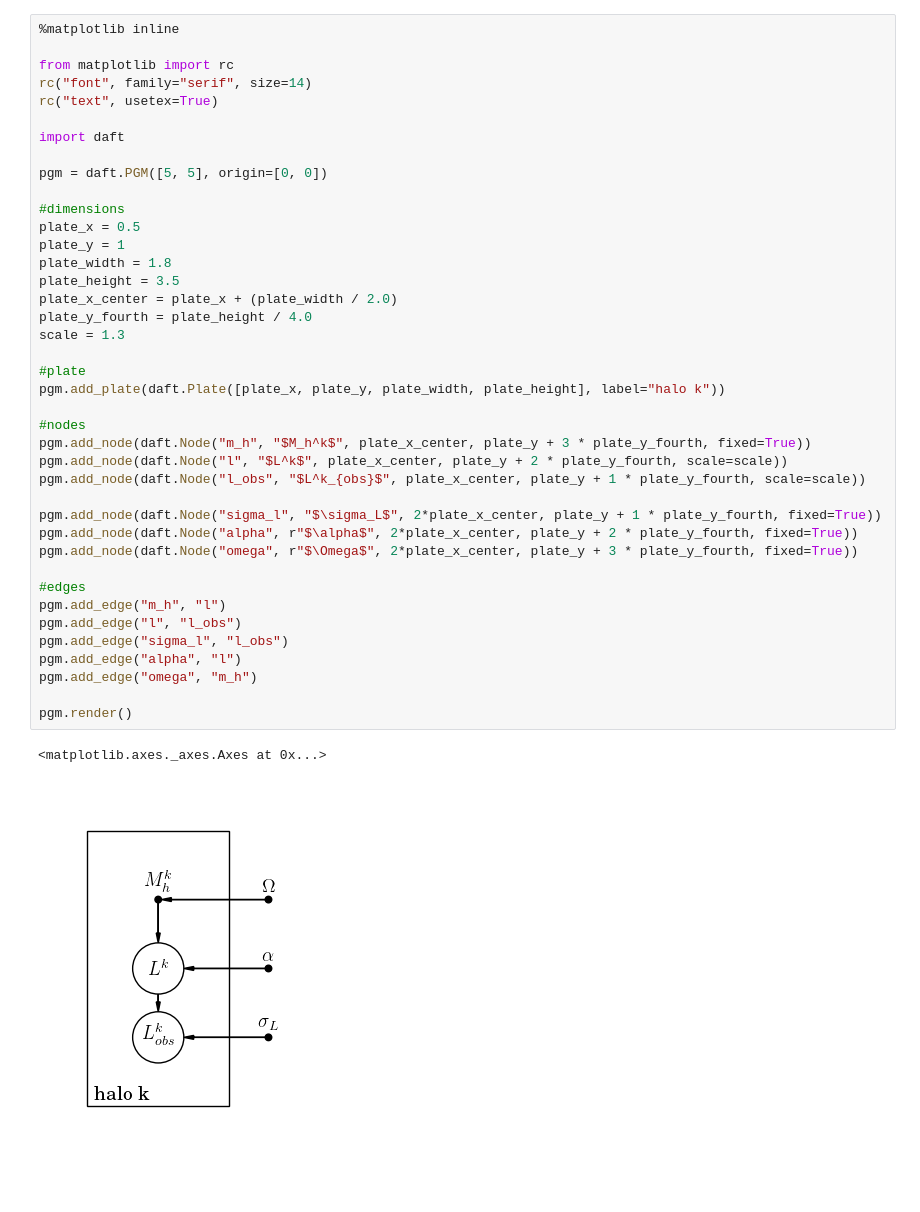
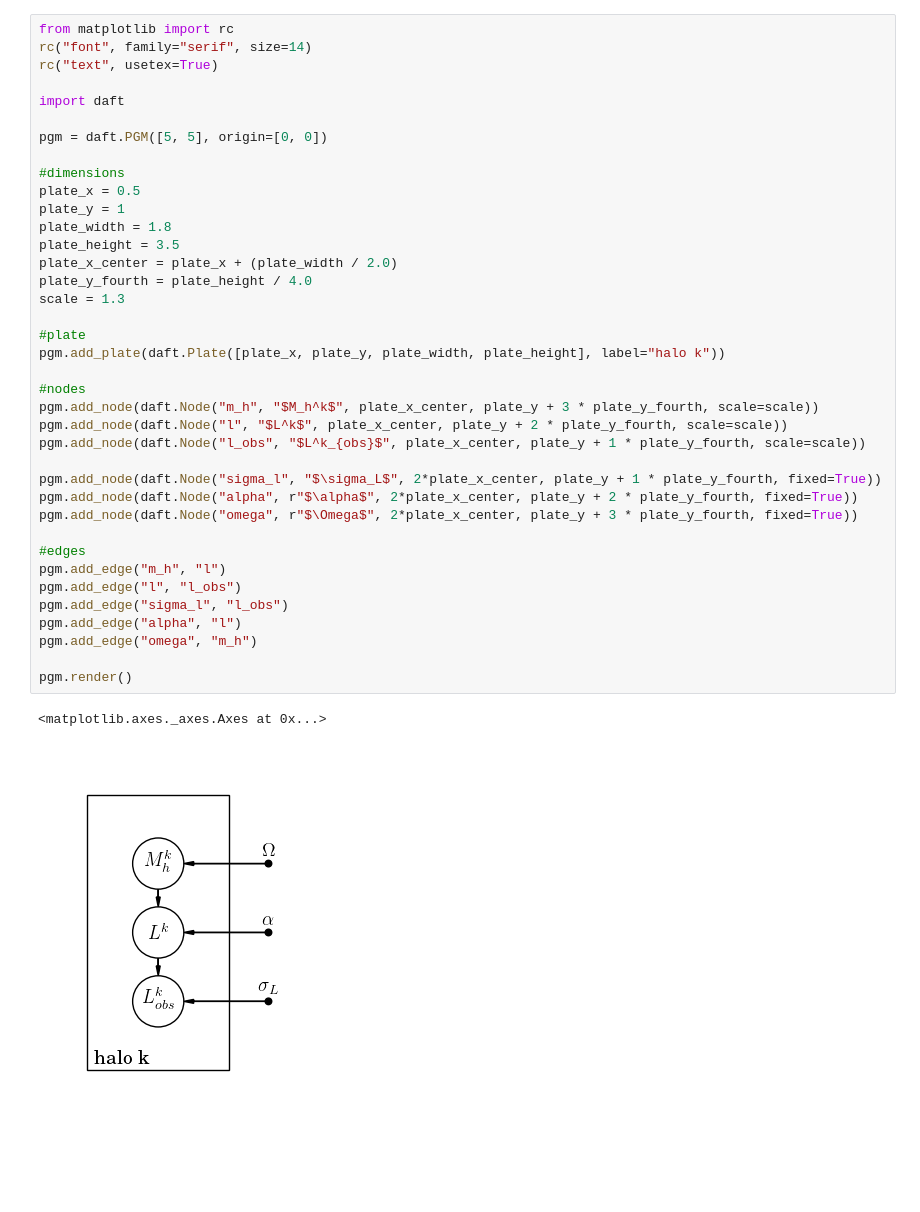
Before and after one commit to davidthomas5412/PanglossNotebooks, a Jupyter notebook: MassLuminosityProject/GenerateMockData1_2017_01_18.ipynb, the cells around one changed output. Drawn from its saved outputs; the diff is of its cells as text.

```diff
--- a/MassLuminosityProject/GenerateMockData1_2017_01_18.ipynb
+++ b/MassLuminosityProject/GenerateMockData1_2017_01_18.ipynb
@@ -7,6 +136,4 @@ For each halo in a fixed 1600 arcmin^2 field of view from the Millennium Simulat
 # %%
-%matplotlib inline
-
 from matplotlib import rc
 rc("font", family="serif", size=14)
 rc("text", usetex=True)
@@ -18,32 +145,32 @@ pgm = daft.PGM([5, 5], origin=[0, 0])
 #dimensions
 plate_x = 0.5
 plate_y = 1
 plate_width = 1.8
 plate_height = 3.5
 plate_x_center = plate_x + (plate_width / 2.0)
 plate_y_fourth = plate_height / 4.0
 scale = 1.3
 
 #plate
 pgm.add_plate(daft.Plate([plate_x, plate_y, plate_width, plate_height], label="halo k"))
 
 #nodes
-pgm.add_node(daft.Node("m_h", "$M_h^k$", plate_x_center, plate_y + 3 * plate_y_fourth, fixed=True))
+pgm.add_node(daft.Node("m_h", "$M_h^k$", plate_x_center, plate_y + 3 * plate_y_fourth, scale=scale))
 pgm.add_node(daft.Node("l", "$L^k$", plate_x_center, plate_y + 2 * plate_y_fourth, scale=scale))
 pgm.add_node(daft.Node("l_obs", "$L^k_{obs}$", plate_x_center, plate_y + 1 * plate_y_fourth, scale=scale))
 
 pgm.add_node(daft.Node("sigma_l", "$\sigma_L$", 2*plate_x_center, plate_y + 1 * plate_y_fourth, fixed=True))
 pgm.add_node(daft.Node("alpha", r"$\alpha$", 2*plate_x_center, plate_y + 2 * plate_y_fourth, fixed=True))
 pgm.add_node(daft.Node("omega", r"$\Omega$", 2*plate_x_center, plate_y + 3 * plate_y_fourth, fixed=True))
 
 #edges
 pgm.add_edge("m_h", "l")
 pgm.add_edge("l", "l_obs")
 pgm.add_edge("sigma_l", "l_obs")
 pgm.add_edge("alpha", "l")
 pgm.add_edge("omega", "m_h")
 
 pgm.render()
 # %% [output]
 <matplotlib.axes._axes.Axes at 0x...>
-[figure, old version]
+[figure, new version]
```
Also changed, not shown: parts of 30 cells of this notebook.
